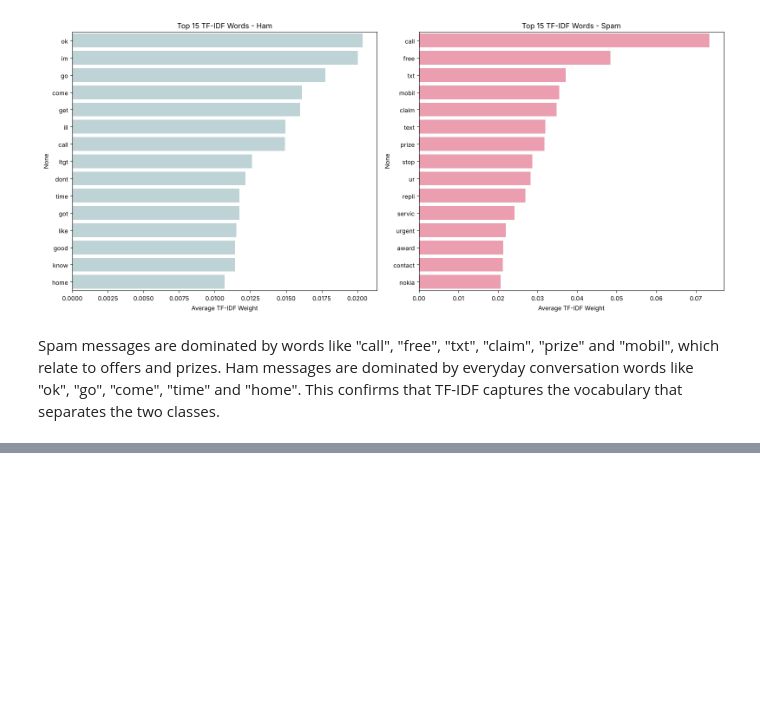
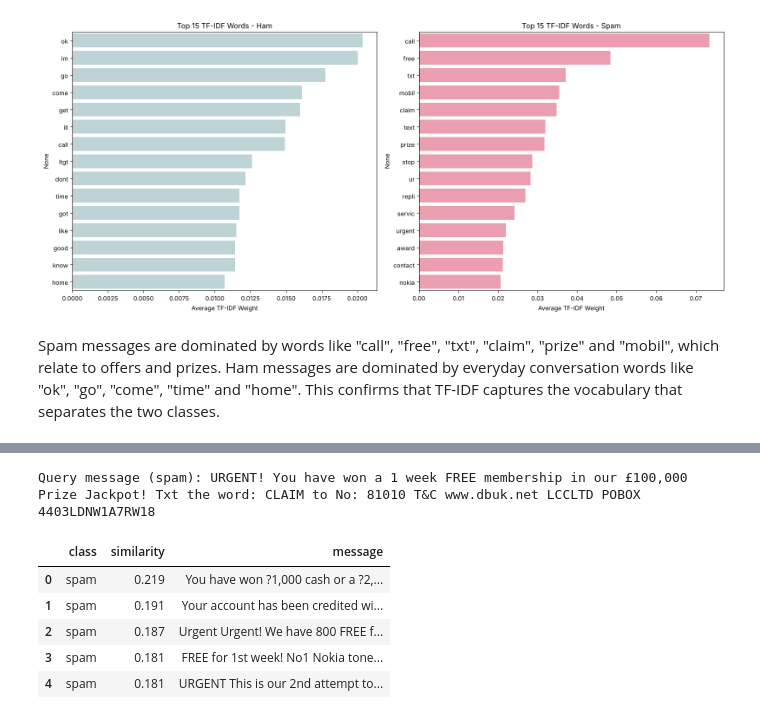
Before and after one commit to LujainAyyash/DS483-Project, a Jupyter notebook: NLP_Code.ipynb, the cells around one changed output, grey strips where cells are left out. Cells and saved outputs as stored; diff of their text form; code cells hidden in the pictures; blank space fills up the shorter version.

```diff
--- a/NLP_Code.ipynb
+++ b/NLP_Code.ipynb
@@ -349,0 +393,13 @@ Spam messages are dominated by words like "call", "free", "txt", "claim", "prize
+# %%
+# example 2: another spam message (prize notification)
+query = df[df['message'].str.contains('won', case=False) & (df['class'] == 'spam')].index[0]
+print('Query message (' + df['class'][query] + '):', df['message'][query])
+most_similar(query)
+# %% [output]
+Query message (spam): URGENT! You have won a 1 week FREE membership in our £100,000 Prize Jackpot! Txt the word: CLAIM to No: 81010 T&C www.dbuk.net LCCLTD POBOX 4403LDNW1A7RW18
+|  | class | similarity | message |
+| 0 | spam | 0.219 | You have won ?1,000 cash or a ?2,... |
+| 1 | spam | 0.191 | Your account has been credited wi... |
+| 2 | spam | 0.187 | Urgent Urgent! We have 800 FREE f... |
+| 3 | spam | 0.181 | FREE for 1st week! No1 Nokia tone... |
+| 4 | spam | 0.181 | URGENT This is our 2nd attempt to... |
```
Also changed, not shown: parts of 6 cells of this notebook.
